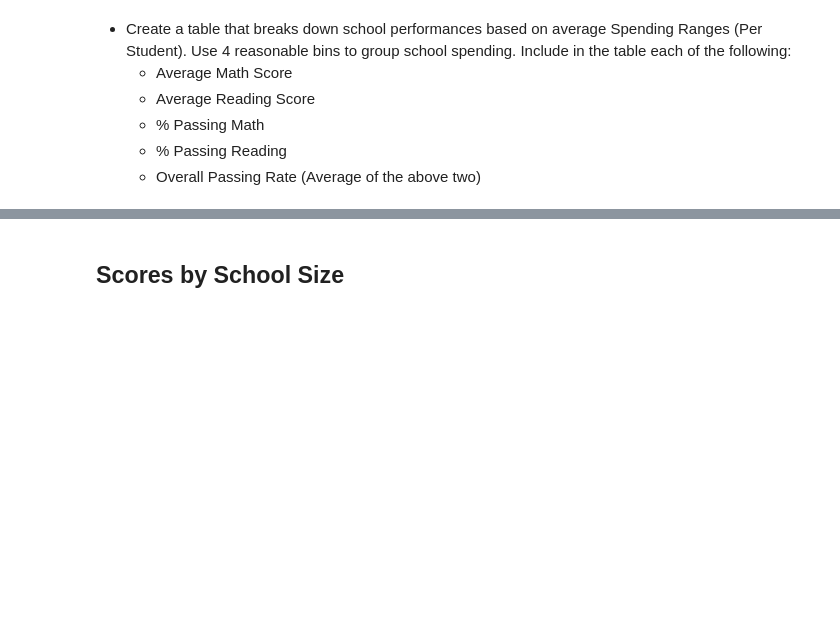
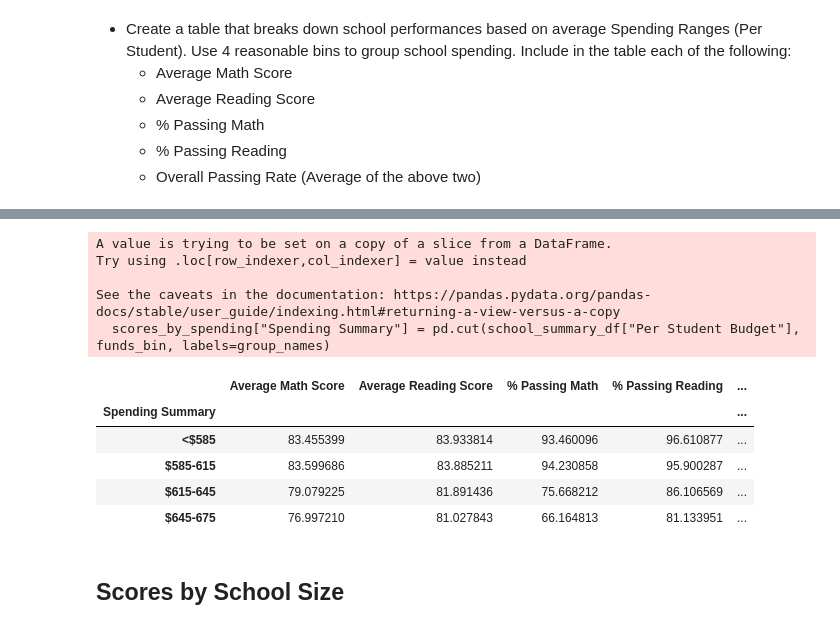
Before and after one commit to stasmruz/pandas_challange, a Jupyter notebook: PyCitySchools/pyCitySchool.ipynb, the cells around one changed output, grey strips where cells are left out. Saved outputs shown, nothing was run; the diff lists cells and outputs as text; code cells hidden in the pictures; blank space fills up the shorter version.

```diff
--- a/PyCitySchools/pyCitySchool.ipynb
+++ b/PyCitySchools/pyCitySchool.ipynb
@@ -277,3 +315,28 @@ top_5
+# %%
+funds_bin = [0, 585, 615, 645, 675]
+group_names = ["<$585", "$585-615", "$615-645", "$645-675"]
+
+scores_by_spending = school_summary_df[["School Names",
+                                    "Average Math Score",
+                                    "Average Reading Score",
+                                    "% Passing Math",
+                                    "% Passing Reading",
+                                    "Overall Passing Rate"]]
+scores_by_spending["Spending Summary"] = pd.cut(school_summary_df["Per Student Budget"], funds_bin, labels=group_names)
+scores_by_spending = scores_by_spending.groupby(["Spending Summary"])
+scores_by_spending.mean()
+# %% [output]
+A value is trying to be set on a copy of a slice from a DataFrame.
+Try using .loc[row_indexer,col_indexer] = value instead
+
+See the caveats in the documentation: https://pandas.pydata.org/pandas-docs/stable/user_guide/indexing.html#returning-a-view-versus-a-copy
+  scores_by_spending["Spending Summary"] = pd.cut(school_summary_df["Per Student Budget"], funds_bin, labels=group_names)
+|  | Average Math Score | Average Reading Score | % Passing Math | % Passing Reading | ... |
+| Spending Summary |  |  |  |  | ... |
+| <$585 | 83.455399 | 83.933814 | 93.460096 | 96.610877 | ... |
+| $585-615 | 83.599686 | 83.885211 | 94.230858 | 95.900287 | ... |
+| $615-645 | 79.079225 | 81.891436 | 75.668212 | 86.106569 | ... |
+| $645-675 | 76.997210 | 81.027843 | 66.164813 | 81.133951 | ... |
 # %% [markdown]
 ## Scores by School Size
 # %% [markdown]
```
Also changed, not shown: parts of 11 cells of this notebook.
